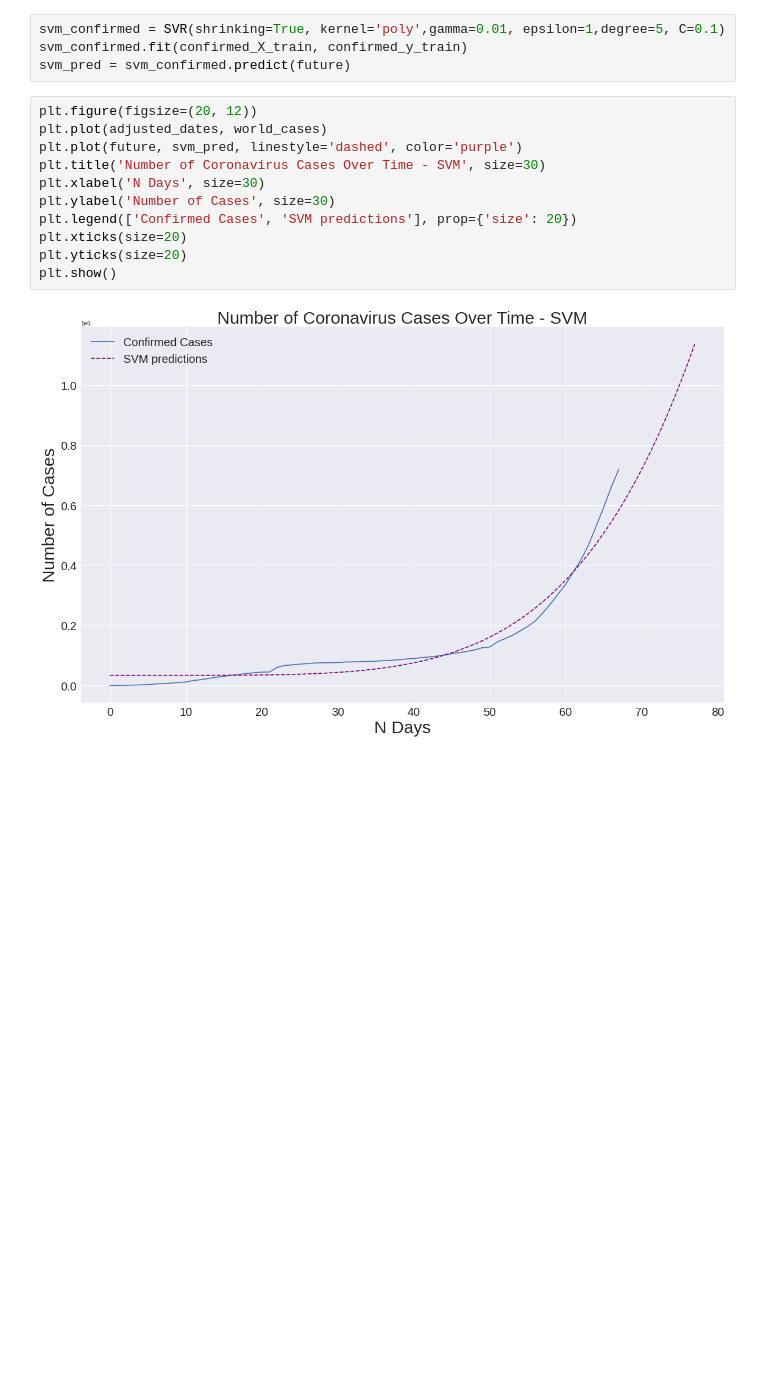
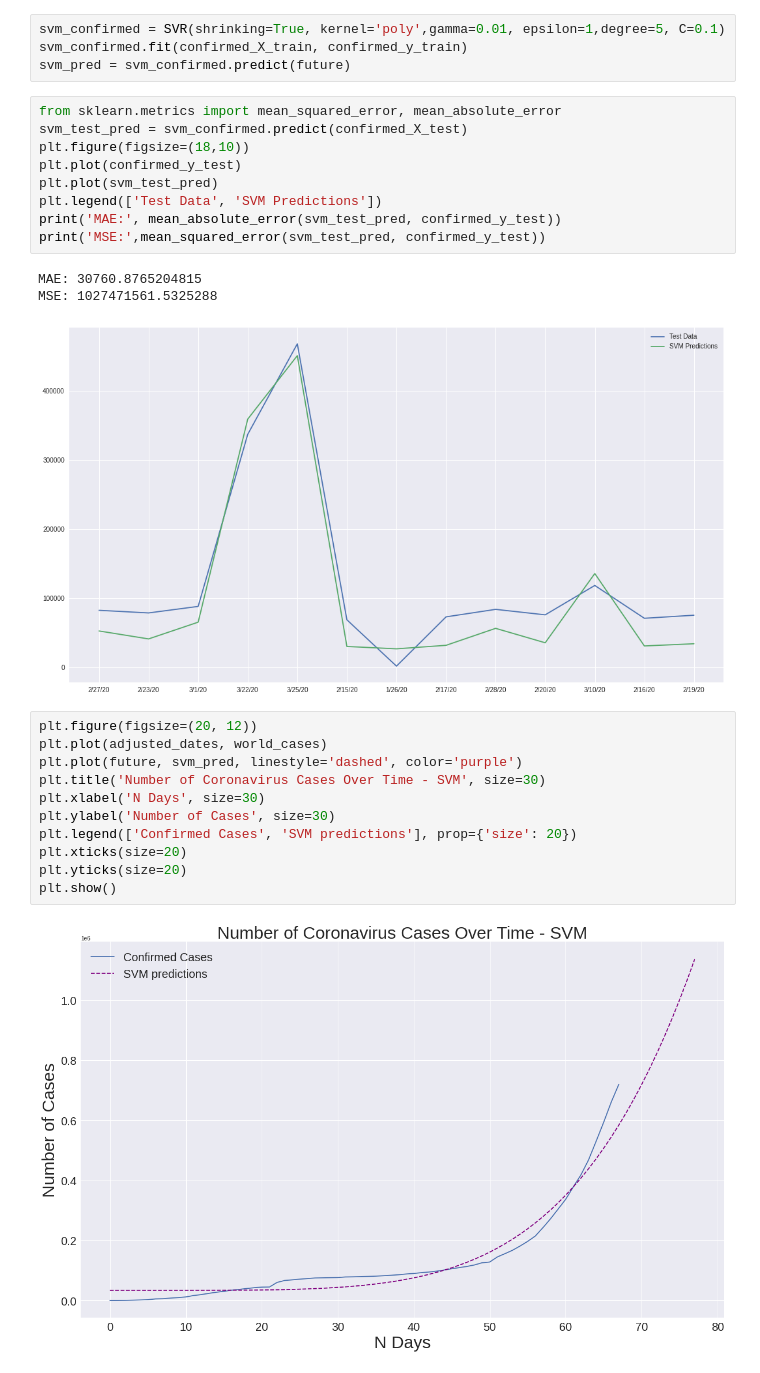
Before and after one commit to AlvaroJustus/COVID-19, a Jupyter notebook: COVID_19.ipynb, the cells around one changed output. Saved outputs shown, nothing was run; the diff lists cells and outputs as text; blank space fills up the shorter version.

```diff
--- a/COVID_19.ipynb
+++ b/COVID_19.ipynb
@@ -172,6 +184,19 @@ from sklearn.svm import SVR
 svm_confirmed = SVR(shrinking=True, kernel='poly',gamma=0.01, epsilon=1,degree=5, C=0.1)
 svm_confirmed.fit(confirmed_X_train, confirmed_y_train)
 svm_pred = svm_confirmed.predict(future)
+# %%
+from sklearn.metrics import mean_squared_error, mean_absolute_error
+svm_test_pred = svm_confirmed.predict(confirmed_X_test)
+plt.figure(figsize=(18,10))
+plt.plot(confirmed_y_test)
+plt.plot(svm_test_pred)
+plt.legend(['Test Data', 'SVM Predictions'])
+print('MAE:', mean_absolute_error(svm_test_pred, confirmed_y_test))
+print('MSE:',mean_squared_error(svm_test_pred, confirmed_y_test))
+# %% [output]
+MAE: 30760.8765204815
+MSE: 1027471561.5325288
+[figure, added]
 # %%
 plt.figure(figsize=(20, 12))
 plt.plot(adjusted_dates, world_cases)
```
Also changed, not shown: parts of 1 cell of this notebook.
